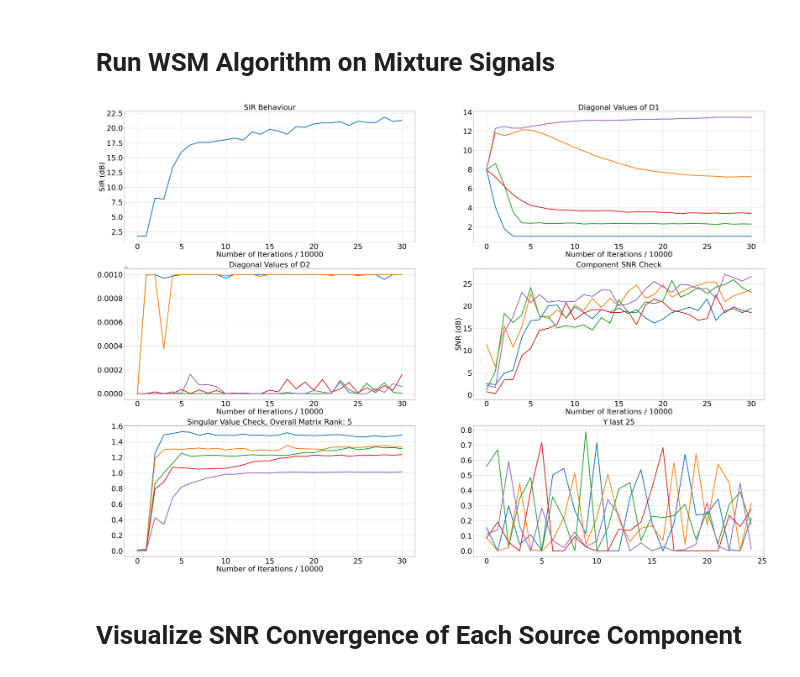
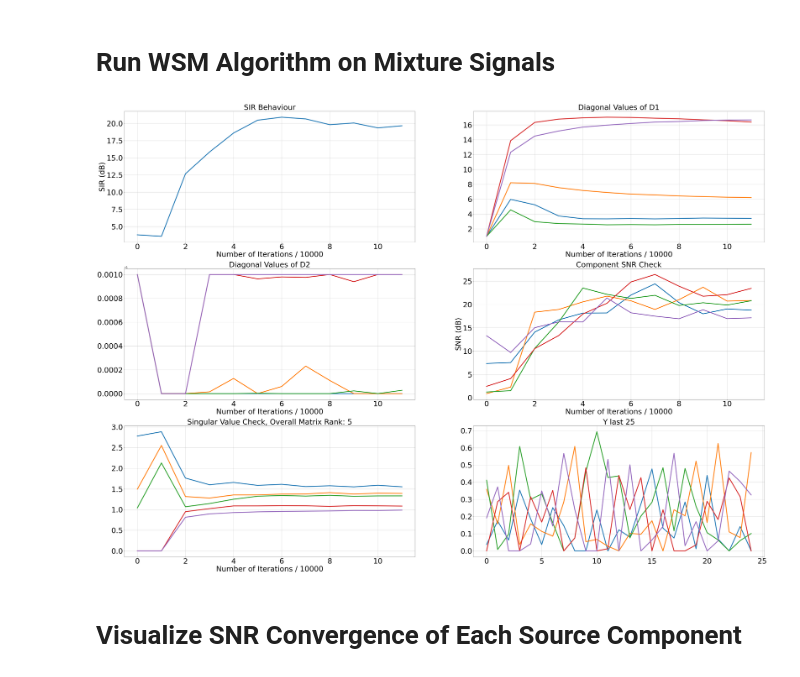
Before and after one commit to BariscanBozkurt/Biologically-Plausible-DetMaxNNs-for-Blind-Source-Separation, a Jupyter notebook: NumericalExperiments/WSMTutorialNotebooks/WSM_Simplex_Independent_Demo-Copy1.ipynb, the cells around one changed output. Saved outputs shown, nothing was run; the diff lists cells and outputs as text; code cells hidden in the pictures.

```diff
--- a/NumericalExperiments/WSMTutorialNotebooks/WSM_Simplex_Independent_Demo-Copy1.ipynb
+++ b/NumericalExperiments/WSMTutorialNotebooks/WSM_Simplex_Independent_Demo-Copy1.ipynb
@@ -44,7 +44,7 @@ notebook_name = 'Antisparse_Copula'
 #     return A, X
 # %%
 NumberofSources = 5
-NumberofMixtures = 8
+NumberofMixtures = 10
 N = 500000
 # https://stackoverflow.com/questions/65154622/sample-uniformly-at-random-from-a-simplex-in-python
 S = np.random.exponential(scale=1.0, size=(NumberofSources,int(N)))
@@ -108,7 +110,7 @@ subplot_1D_signals(X.T[0:100], title = 'Mixture Signals', figsize = (15,18), col
 MUS = 0.25
 OUTPUT_COMP_TOL = 1e-5
 MAX_OUT_ITERATIONS= 3000
-LayerGains = [8,1]
+LayerGains = [1,1]
 LayerMinimumGains = [1,1]
 LayerMaximumGains = [1e6,1.001]
 WScalings = [0.0033,0.0033]
@@ -128,19 +130,19 @@ W_YH = np.eye(s_dim, h_dim)
 # %%
 debug_iteration_point = 10000
 
 model = OnlineWSMBSS(s_dim = s_dim, x_dim = x_dim, h_dim = h_dim,
                      gamma_start = MUS, beta = beta, zeta = zeta,
                      muD = muD,WScalings = WScalings,
-#                      W_HX = W_HX, W_YH = W_YH,
+                     W_HX = W_HX, W_YH = W_YH,
                      DScalings = LayerGains, LayerMinimumGains = LayerMinimumGains,
                      LayerMaximumGains = LayerMaximumGains,neural_OUTPUT_COMP_TOL = OUTPUT_COMP_TOL,
                      set_ground_truth = True, S = S, A = A)
 
-model.fit_batch_simplex(X, n_epochs = 1, neural_lr_start = 0.3, shuffle = False,
+model.fit_batch_simplex(X, n_epochs = 1, neural_lr_start = 0.9, shuffle = False,
                        debug_iteration_point = debug_iteration_point,
                        plot_in_jupyter = True)
 # %% [output]
-[figure, old version]
+[figure, new version]
 # %% [markdown]
 # Visualize SNR Convergence of Each Source Component
 # %%
```
Also changed, not shown: parts of 2 cells of this notebook, 2 other files.
